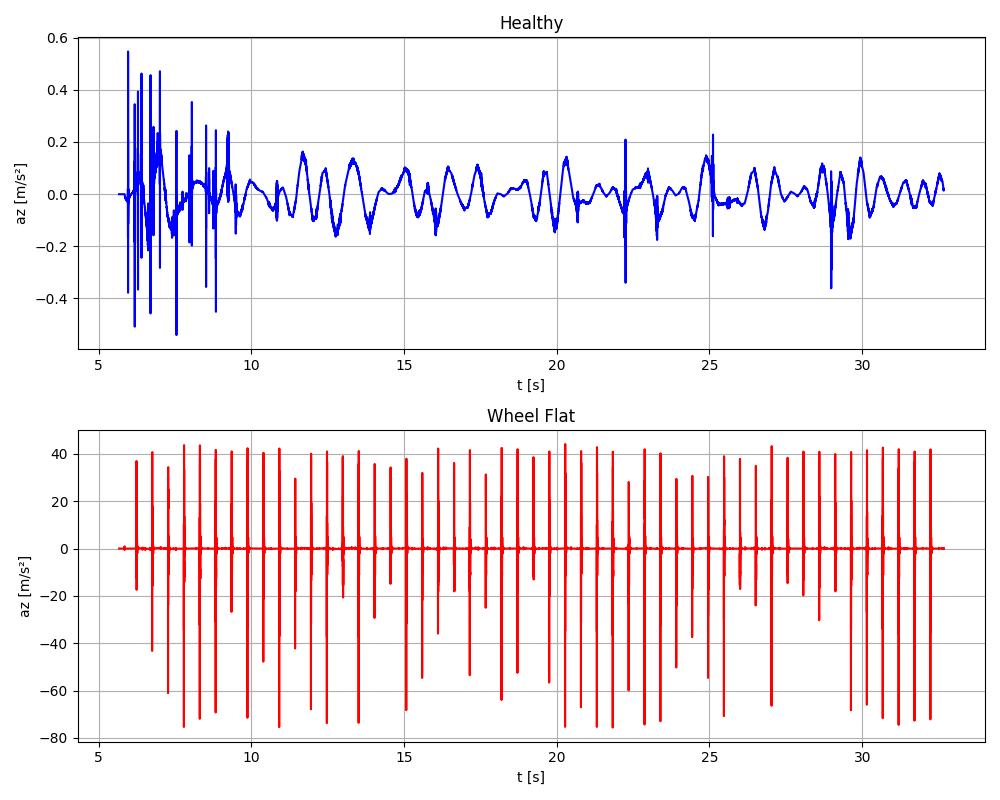
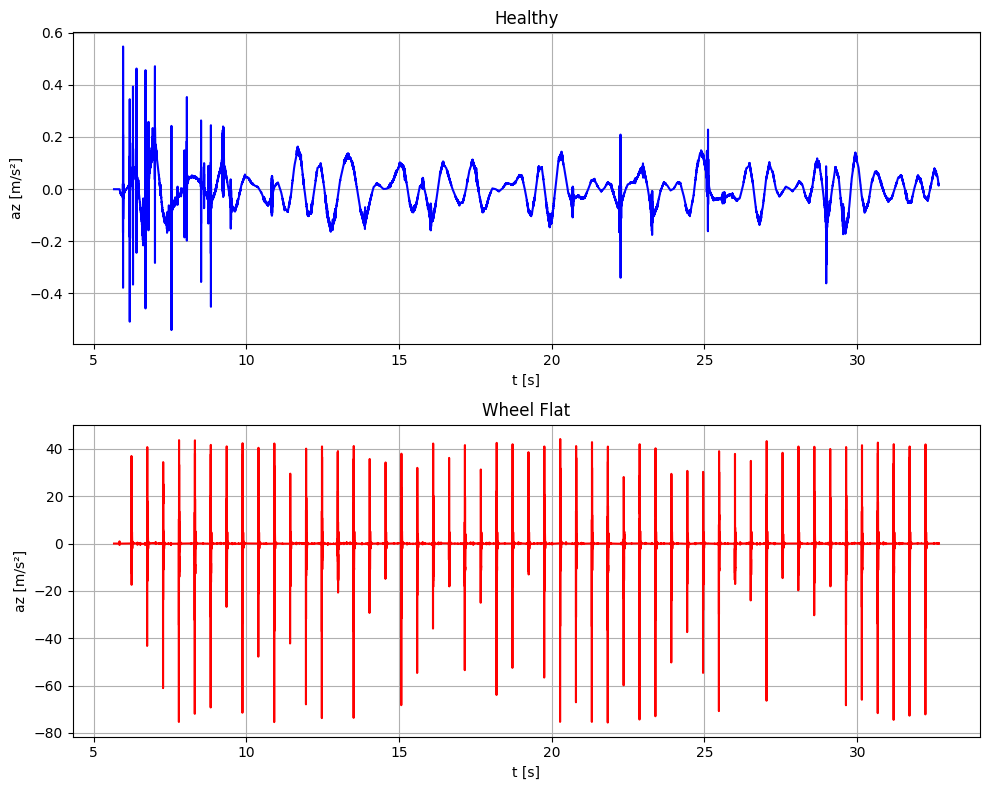
The change to this notebook cell's code, shown as a diff; its figure went from the first image to the second:
--- before
+++ after
@@ -21,4 +21,7 @@
 plt.tight_layout()
 
+plt.savefig('figs/defect_vs_healty_L30_2.pdf', format='pdf', bbox_inches='tight')
+
 # Mostrar los gráficos
 plt.show()
+

Commit: commiting old changes